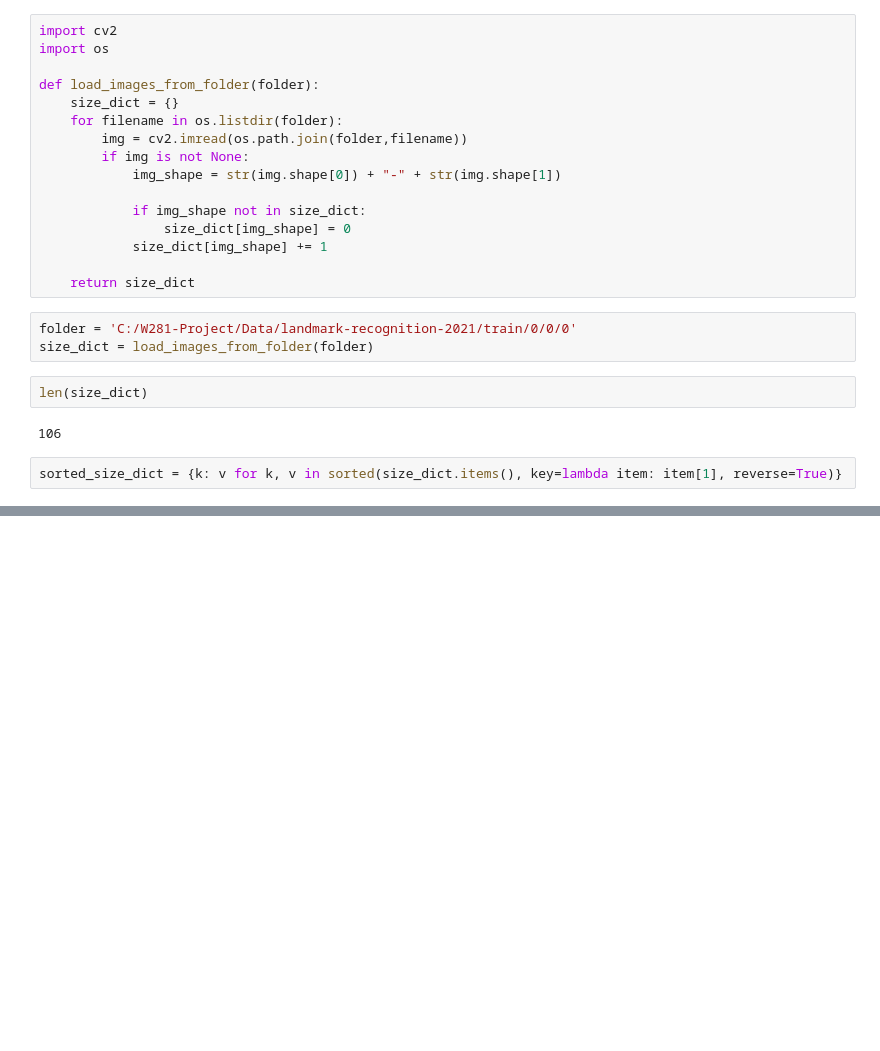
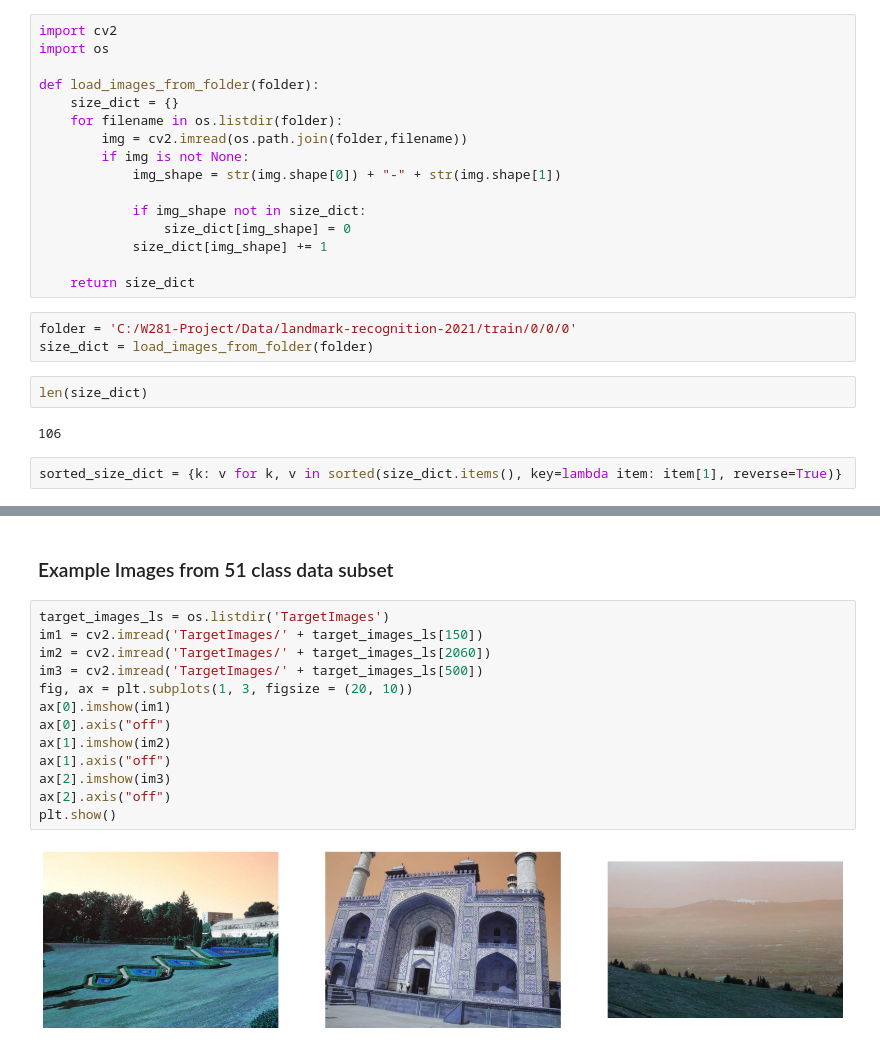
Before and after one commit to vibhatna/W281-Project, a Jupyter notebook: EDA.ipynb, the cells around one changed output, grey strips where cells are left out. Cells and saved outputs as stored; diff of their text form; blank space fills up the shorter version.

```diff
--- a/EDA.ipynb
+++ b/EDA.ipynb
@@ -186,0 +132,17 @@ frequency
+# %% [markdown]
+### Example Images from 51 class data subset
+# %%
+target_images_ls = os.listdir('TargetImages')
+im1 = cv2.imread('TargetImages/' + target_images_ls[150])
+im2 = cv2.imread('TargetImages/' + target_images_ls[2060])
+im3 = cv2.imread('TargetImages/' + target_images_ls[500])
+fig, ax = plt.subplots(1, 3, figsize = (20, 10))
+ax[0].imshow(im1)
+ax[0].axis("off")
+ax[1].imshow(im2)
+ax[1].axis("off")
+ax[2].imshow(im3)
+ax[2].axis("off")
+plt.show()
+# %% [output]
+[figure, added]
```
Also changed, not shown: parts of 12 cells of this notebook, 4 other files.
